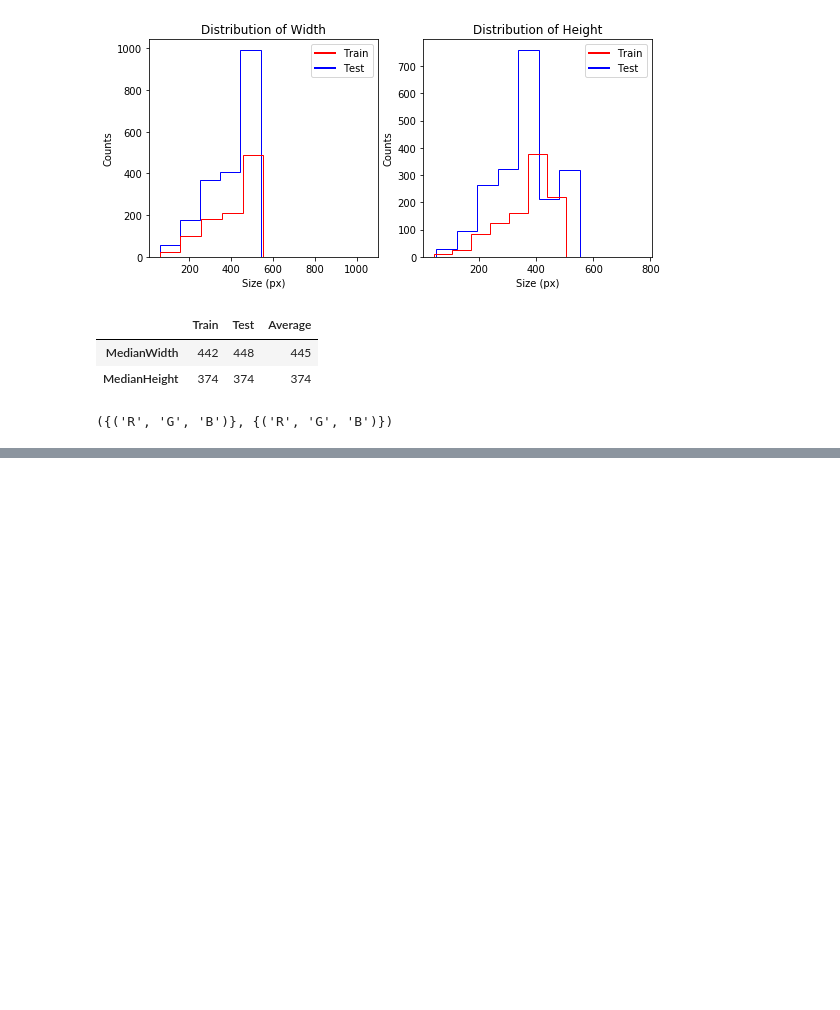
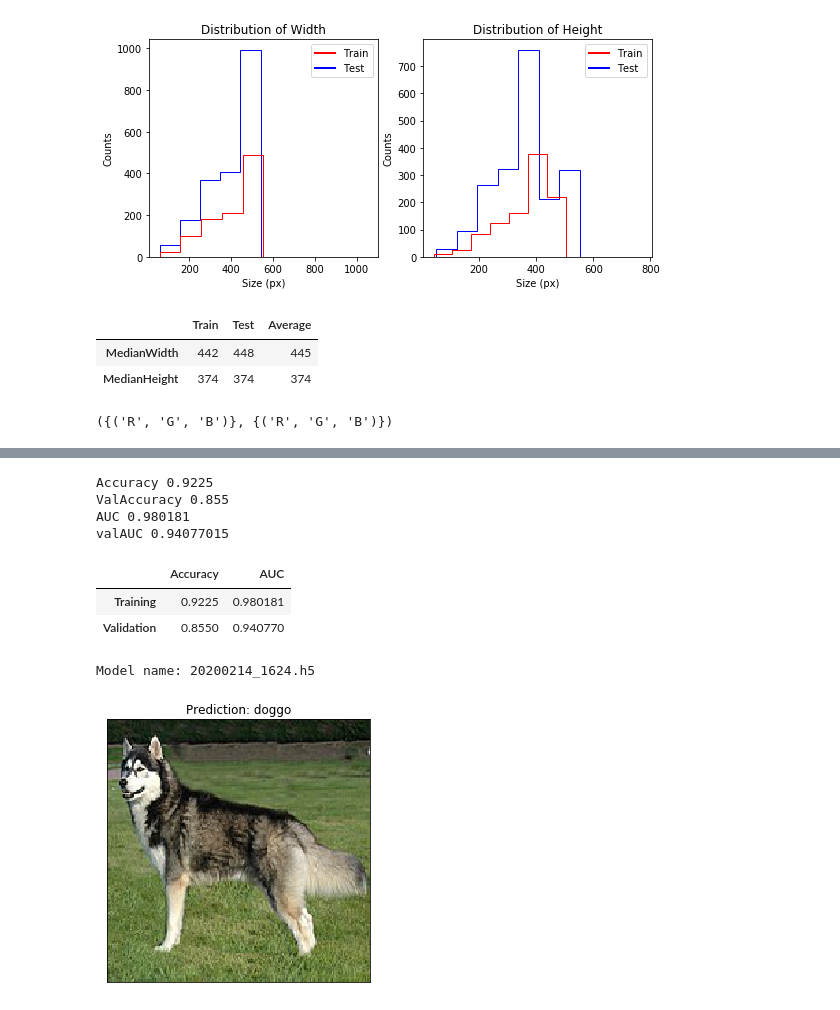
Before and after one commit to d-wdj/H8_PTP_Final_Image, a Jupyter notebook: CatDog-Classifications.ipynb, the cells around one changed output, grey strips where cells are left out. Drawn from its saved outputs; the diff is of its cells as text; code cells hidden in the pictures; blank space fills up the shorter version.

```diff
--- a/CatDog-Classifications.ipynb
+++ b/CatDog-Classifications.ipynb
@@ -208,0 +259,6 @@ _________________________________________________________________
+# %%
+history = model.fit(train_data,
+                    steps_per_epoch=math.ceil(num_train_data/BATCH_SIZE),
+                    epochs=epochs,
+                    validation_data=test_data,
+                    callbacks=callbacks)
@@ -235,9 +347,0 @@ def plotHistory(history):
-# %%
-history = model.fit(train_data,
-                    steps_per_epoch=math.ceil(num_train_data/BATCH_SIZE),
-                    epochs=epochs,
-                    validation_data=validation_data
-                    )
-plotHistory(history)
-with open(f'{now}.json', 'wt') as inj:
-    json.dump(history.model.to_json(), inj)
@@ -259,0 +372,52 @@ print(train_data.__str__)
+# %%
+print ("Accuracy", history.history['accuracy'][-1])
+print ("ValAccuracy", history.history['val_accuracy'][-1])
+print ("AUC", history.history['AUC'][-1])
+print ("valAUC", history.history['val_AUC'][-1])
+# %% [output]
+Accuracy 0.9225
+ValAccuracy 0.855
+AUC 0.980181
+valAUC 0.94077015
+# %%
+df_result = pd.DataFrame(index=['Training', 'Validation'],
+                         columns=['Accuracy', 'AUC'],
+                         data=[[history.history['accuracy'][-1],
+                                history.history['AUC'][-1]],
+                               [history.history['val_accuracy'][-1],
+                                history.history['val_AUC'][-1]]])
+df_result
+# %% [output]
+|  | Accuracy | AUC |
+| Training | 0.9225 | 0.980181 |
+| Validation | 0.8550 | 0.940770 |
+# %%
+print ('Model name:', f'{now}.h5')
+# %% [output]
+Model name: 20200214_1624.h5
+# %%
+def predictCatDog(pathToImage, model):
+    from tensorflow.keras.preprocessing.image import load_img
+    imgToPredict = load_img(pathToImage,
+                              target_size=(AVG_MED_HEIGHT, AVG_MED_WIDTH))
+    imgToPredict = np.asarray(imgToPredict)
+    plt.imshow(imgToPredict)
+    imgToPredict = np.expand_dims(imgToPredict, axis=0)
+
+    prediction = labelName[model.predict_classes(imgToPredict)[0,0]]
+
+    plt.yticks([])
+    plt.xticks([])
+    plt.tight_layout()
+    plt.title(f"Prediction: {prediction}")
+    plt.show()
+    return True
+# %%
+import urllib.request as req
+
+with open('temp.png', 'wb') as f:
+    link = 'https://upload.wikimedia.org/wikipedia/commons/thumb/a/a3/Black-Magic-Big-Boy.jpg/220px-Black-Magic-Big-Boy.jpg'
+    f.write(req.urlopen(link).read())
+    predictCatDog('temp.png', model)
+# %% [output]
+[figure, added]
```
Also changed, not shown: parts of 24 cells of this notebook, 1 other file.
